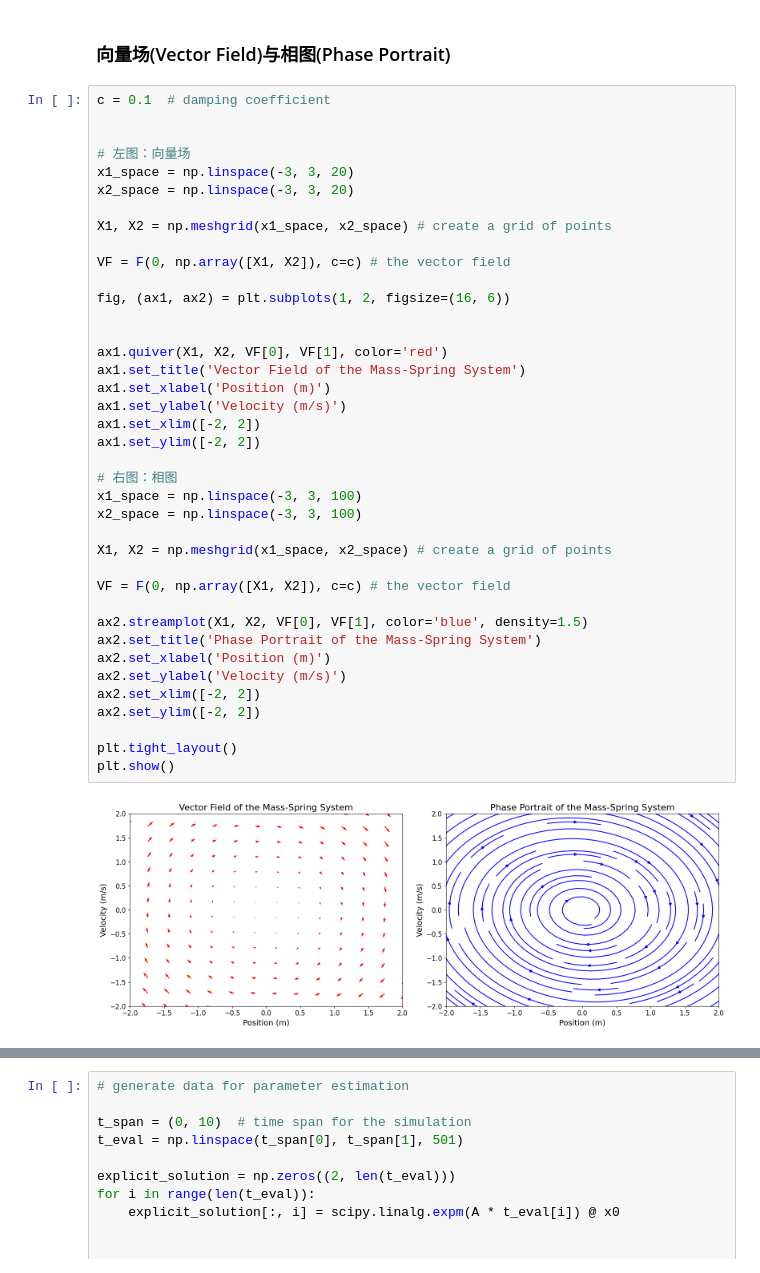
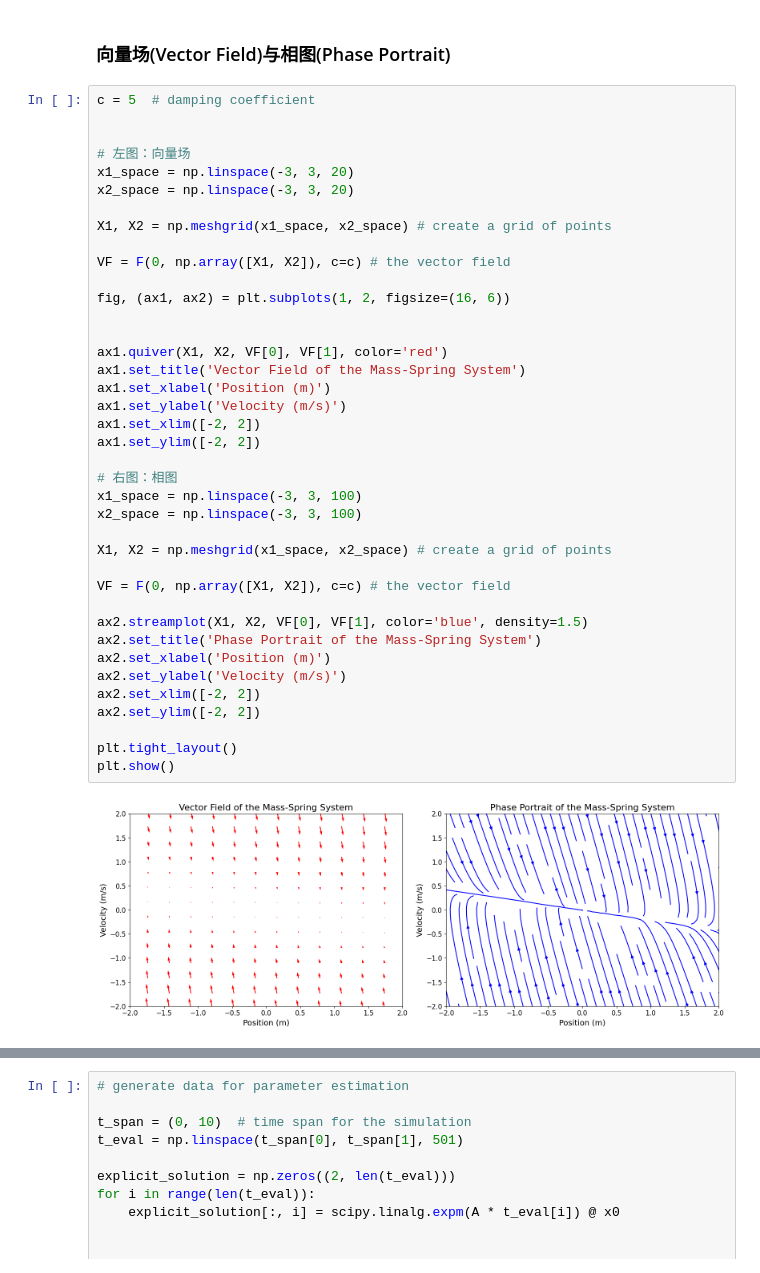
Before and after one commit to ZhouFang92/Principles-of-Automatic-Control, a Jupyter notebook: Lecture_2.2.ipynb, the cells around one changed output, grey strips where cells are left out. Cells and saved outputs as stored; diff of their text form.

```diff
--- a/Lecture_2.2.ipynb
+++ b/Lecture_2.2.ipynb
@@ -124,7 +130,7 @@ Max error (RK4):   9.960022597998015e-06
 # %% [markdown]
 ### 向量场(Vector Field)与相图(Phase Portrait)
 # %%
-c = 0.1  # damping coefficient
+c = 5  # damping coefficient
 
 
 # 左图：向量场
@@ -136,34 +142,34 @@ X1, X2 = np.meshgrid(x1_space, x2_space) # create a grid of points
 VF = F(0, np.array([X1, X2]), c=c) # the vector field
 
 fig, (ax1, ax2) = plt.subplots(1, 2, figsize=(16, 6))
 
 
 ax1.quiver(X1, X2, VF[0], VF[1], color='red')
 ax1.set_title('Vector Field of the Mass-Spring System')
 ax1.set_xlabel('Position (m)')
 ax1.set_ylabel('Velocity (m/s)')
 ax1.set_xlim([-2, 2])
 ax1.set_ylim([-2, 2])
 
 # 右图：相图
 x1_space = np.linspace(-3, 3, 100)
 x2_space = np.linspace(-3, 3, 100)
 
 X1, X2 = np.meshgrid(x1_space, x2_space) # create a grid of points
 
 VF = F(0, np.array([X1, X2]), c=c) # the vector field
 
 ax2.streamplot(X1, X2, VF[0], VF[1], color='blue', density=1.5)
 ax2.set_title('Phase Portrait of the Mass-Spring System')
 ax2.set_xlabel('Position (m)')
 ax2.set_ylabel('Velocity (m/s)')
 ax2.set_xlim([-2, 2])
 ax2.set_ylim([-2, 2])
 
 plt.tight_layout()
 plt.show()
 # %% [output]
-[figure, old version]
+[figure, new version]
 # %% [markdown]
 ## 参数估计
 
```
Also changed, not shown: parts of 2 cells of this notebook, 4 other files.
